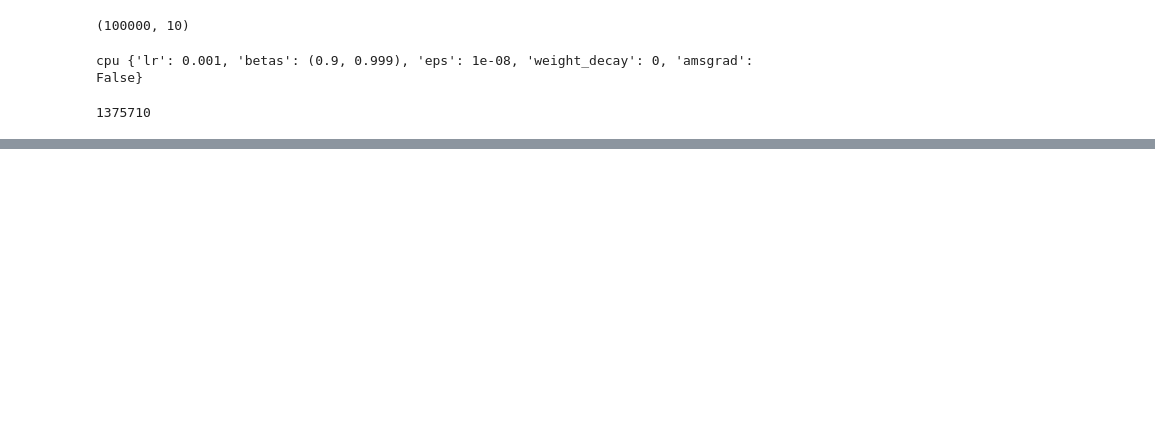
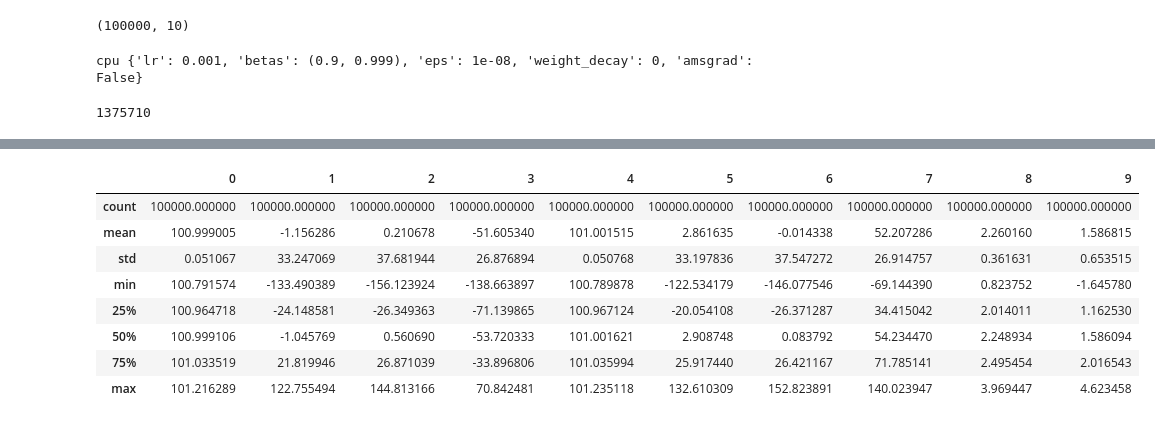
Before and after one commit to marisgg/generative-MC-collisions, a Jupyter notebook: MCS.ipynb, the cells around one changed output, grey strips where cells are left out. Saved outputs shown, nothing was run; the diff lists cells and outputs as text; code cells hidden in the pictures; blank space fills up the shorter version.

```diff
--- a/MCS.ipynb
+++ b/MCS.ipynb
@@ -182,0 +270,16 @@ array([[100.        ,  23.13658617,  34.44653018, ..., -90.98425366,
+# %%
+dummy_data = torch.Tensor(torch.normal(0, 1, size=(100_000, input_dimension)))
+vae.eval()
+vae_generated = scaler.inverse_transform(vae(dummy_data)[0].detach())
+# %%
+pd.DataFrame(vae_generated).describe()
+# %% [output]
+|  | 0 | 1 | 2 | 3 | 4 | 5 | 6 | 7 | 8 | 9 |
+| count | 100000.000000 | 100000.000000 | 100000.000000 | 100000.000000 | 100000.000000 | 100000.000000 | 100000.000000 | 100000.000000 | 100000.000000 | 100000.000000 |
+| mean | 100.999005 | -1.156286 | 0.210678 | -51.605340 | 101.001515 | 2.861635 | -0.014338 | 52.207286 | 2.260160 | 1.586815 |
+| std | 0.051067 | 33.247069 | 37.681944 | 26.876894 | 0.050768 | 33.197836 | 37.547272 | 26.914757 | 0.361631 | 0.653515 |
+| min | 100.791574 | -133.490389 | -156.123924 | -138.663897 | 100.789878 | -122.534179 | -146.077546 | -69.144390 | 0.823752 | -1.645780 |
+| 25% | 100.964718 | -24.148581 | -26.349363 | -71.139865 | 100.967124 | -20.054108 | -26.371287 | 34.415042 | 2.014011 | 1.162530 |
+| 50% | 100.999106 | -1.045769 | 0.560690 | -53.720333 | 101.001621 | 2.908748 | 0.083792 | 54.234470 | 2.248934 | 1.586094 |
+| 75% | 101.033519 | 21.819946 | 26.871039 | -33.896806 | 101.035994 | 25.917440 | 26.421167 | 71.785141 | 2.495454 | 2.016543 |
+| max | 101.216289 | 122.755494 | 144.813166 | 70.842481 | 101.235118 | 132.610309 | 152.823891 | 140.023947 | 3.969447 | 4.623458 |
```
Also changed, not shown: parts of 26 cells of this notebook, 1 other file.
